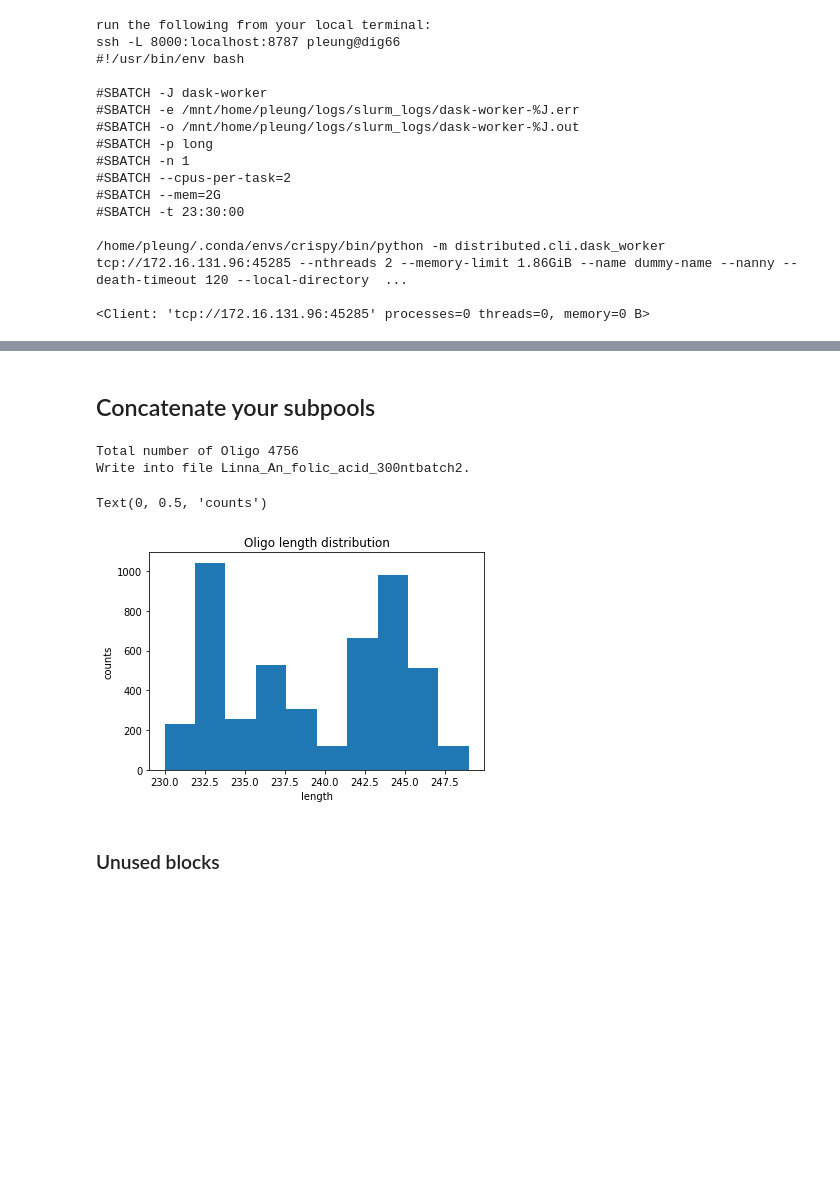
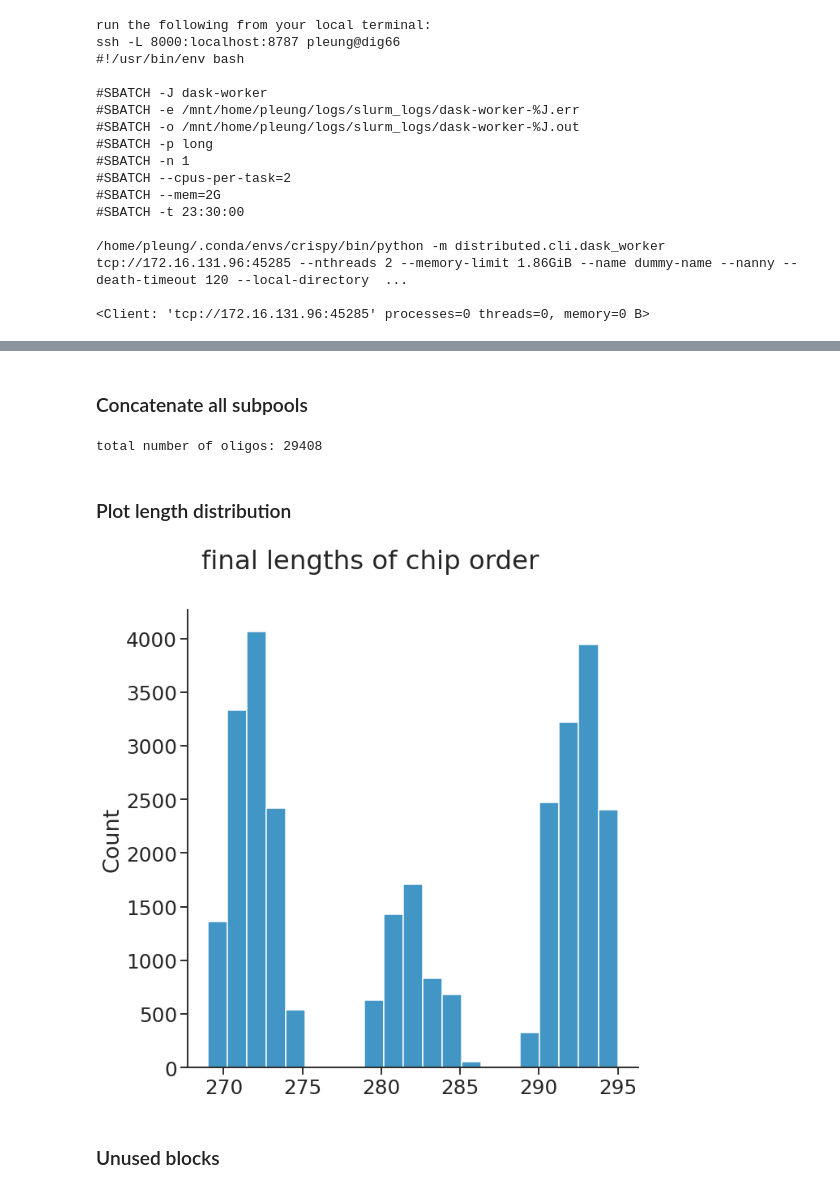
Before and after one commit to proleu/peptide_binders, a Jupyter notebook: 05_prep_chip_order.ipynb, the cells around one changed output, grey strips where cells are left out. Drawn from its saved outputs; the diff is of its cells as text; code cells hidden in the pictures; blank space fills up the shorter version.

Commit message:
update prep chip order

```diff
--- a/05_prep_chip_order.ipynb
+++ b/05_prep_chip_order.ipynb
@@ -377,31 +347,42 @@ Order file ready!
 # %% [markdown]
-## Concatenate your subpools
+### Concatenate all subpools
-# %%
-oligo_list = []
-length_list = []
-for num,subpool_dir in enumerate(glob.glob(PARENT_DIR + '/subpool_*_reverse_translate')):
-    os.chdir(subpool_dir)
-    order_file = glob.glob(subpool_dir+f'/{OWNER}_{PROJECT}_*_{CHIP_BATCH}')[0]
-    fp = open(order_file,'r')
-    for line in fp:
-        oligo_list.append(line.rstrip())
-        length_list.append(len(line.rstrip()))
-    fp.close()
-print(f'Total number of Oligo {len(oligo_list)}')
-fp = open(PARENT_DIR + f'/{OWNER}_{PROJECT}_{CHIP_BATCH}','w')
-fp.write('\n'.join(oligo_list))
-fp.close()
-print(f'Write into file {OWNER}_{PROJECT}_{CHIP_BATCH}.')
-
-plt.hist(length_list)
-plt.title('Oligo length distribution')
-plt.xlabel('length')
-plt.ylabel('counts')
-# %% [output]
-Total number of Oligo 4756
-Write into file Linna_An_folic_acid_300ntbatch2.
-Text(0, 0.5, 'counts')
-[figure, removed]
+# %%
+CHIP_BATCH = "300nt_0.list"
+OWNER = "pleung"
+PROJECT = "crispy-crispy"
+oligo_list = []
+length_list = []
+out_dir = os.path.join(os.getcwd(), "05_to_order")
+for num, adaptor in enumerate(adaptor_list):
+    order_file = os.path.join(out_dir, f"final_order_large_pool_{adaptor}.tab")
+    with open(order_file, "r") as f:
+        for line in f:
+            oligo = line.rstrip().split()[-1]
+            oligo_list.append(oligo)
+            length_list.append(len(oligo))
+
+print(f"total number of oligos: {len(oligo_list)}")
+with open(os.path.join(out_dir, f"{'_'.join([OWNER,PROJECT,CHIP_BATCH])}"), "w") as f:
+    for oligo in tqdm(oligo_list):
+        print(oligo, file=f)
+# %% [output]
+total number of oligos: 29408
+# %% [markdown]
+### Plot length distribution
+# %%
+sns.set(
+    context="talk",
+    font_scale=1.5,  # make the font larger; default is pretty small
+    style="ticks",  # make the background white with black lines
+    palette="colorblind",  # a color palette that is colorblind friendly!
+)
+fig, ax = plt.subplots(figsize=(10, 10), tight_layout=True)
+sns.histplot(ax=ax, x=length_list)
+plt.suptitle(f"final lengths of chip order")
+sns.despine()
+plt.savefig(f"figs/05_final_lengths_in_order.png")
+# %% [output]
+[figure, added]
 # %% [markdown]
 ### Unused blocks
 # %%
```
Also changed, not shown: parts of 3 cells of this notebook.
